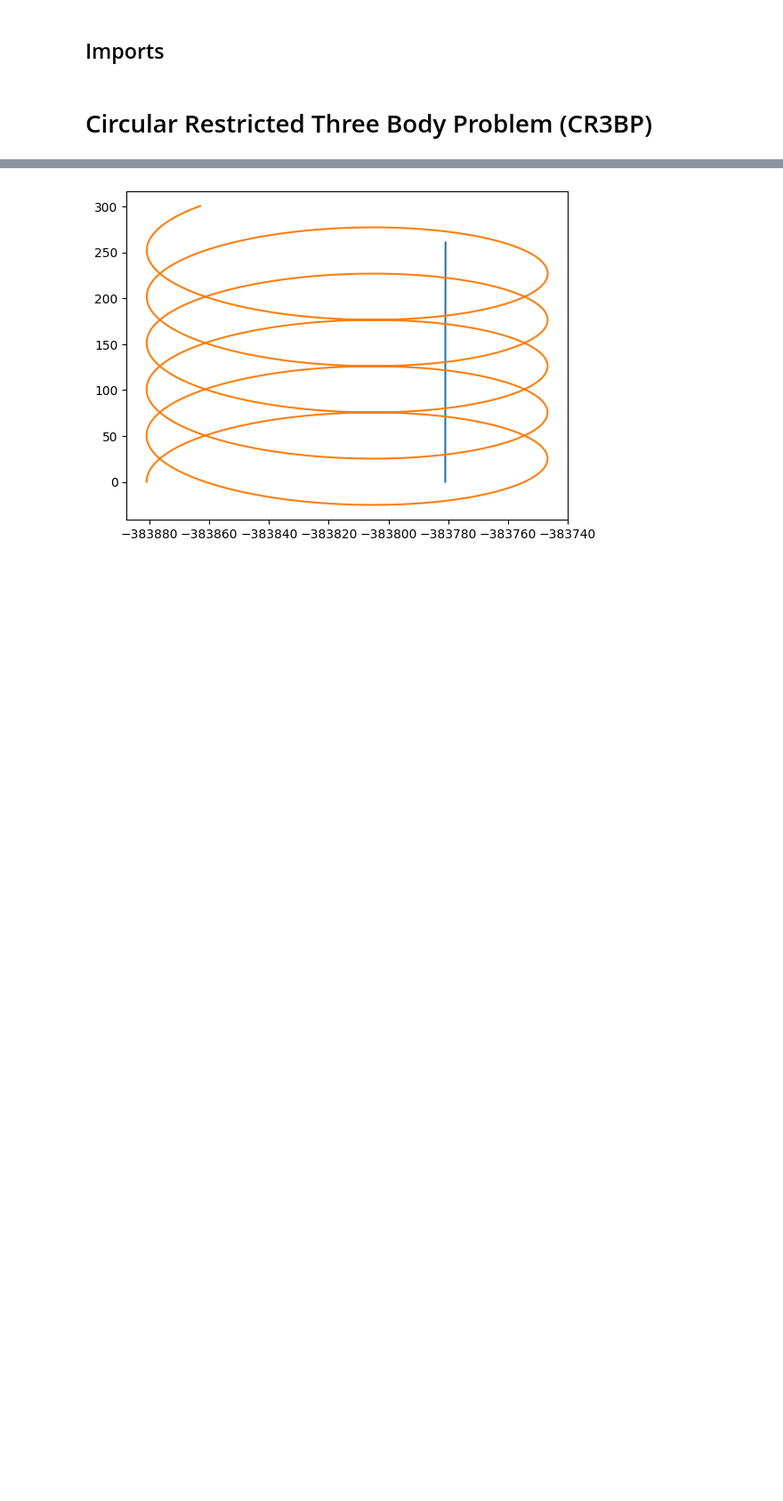
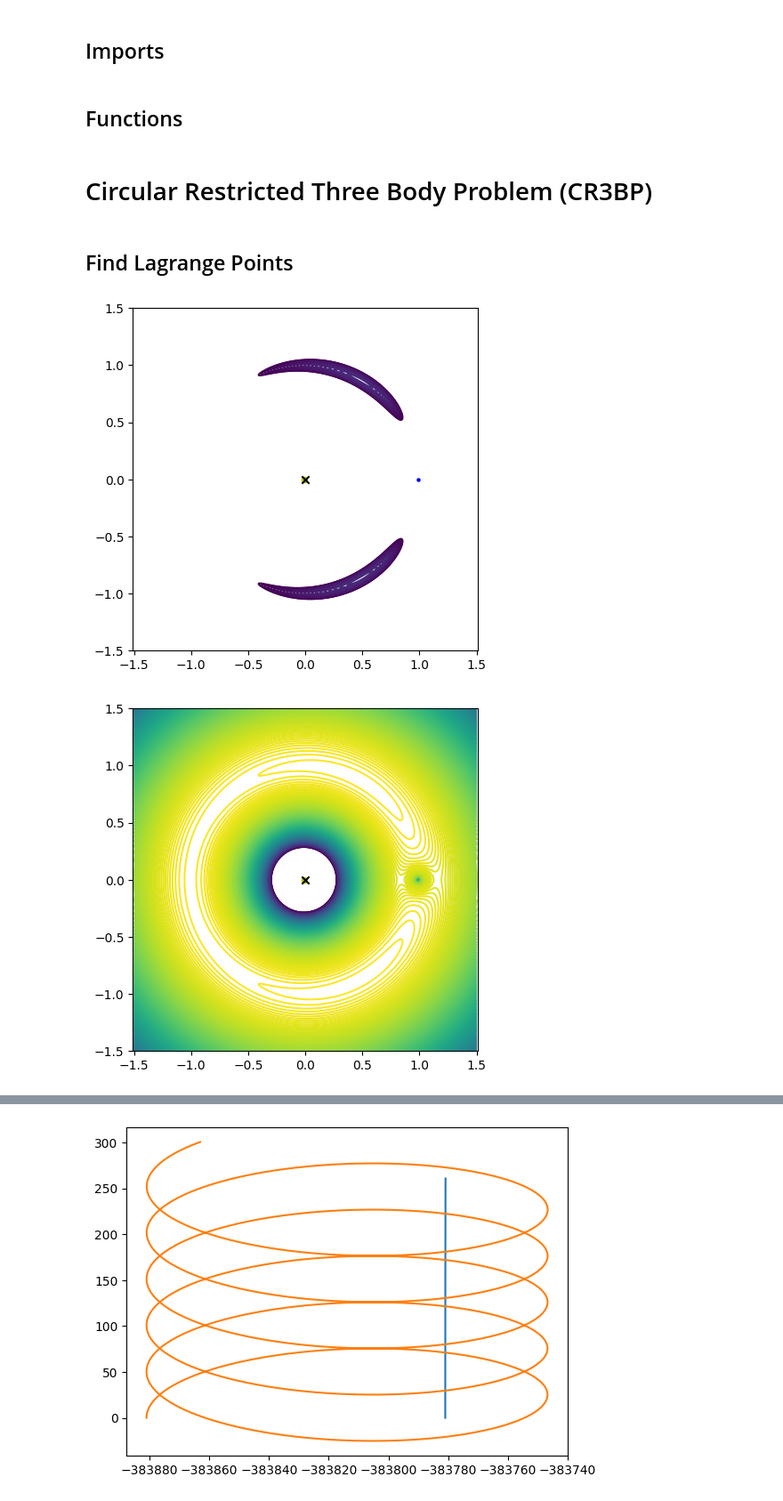
Before and after one commit to Jarrod-Brandt/Motion-Primitive-Orbit-Stitching, a Jupyter notebook: Motion Primitive Orbit Stitching.ipynb, the cells around one changed output, grey strips where cells are left out. Shown at 89% size. Saved outputs shown, nothing was run; the diff lists cells and outputs as text; code cells hidden in the pictures; blank space fills up the shorter version.

```diff
--- a/Motion Primitive Orbit Stitching.ipynb
+++ b/Motion Primitive Orbit Stitching.ipynb
@@ -109,0 +178,2 @@ from math import sqrt
+# %% [markdown]
+## Functions
@@ -113,4 +276,68 @@ from math import sqrt
 M_earth = 5.972e24
 M_moon = 7.342e22
 
-u = M_moon/(M_earth+M_moon)
+mu = M_moon/(M_earth+M_moon)
+# %% [markdown]
+## Find Lagrange Points
+# %%
+import numpy as np
+import matplotlib.pyplot as plt
+from mpl_toolkits.mplot3d import Axes3D
+from ipywidgets import interact, fixed
+
+# mu = u
+R = 1
+sun_pos = np.array([-mu*R, 0])
+earth_pos = np.array([(1-mu)*R, 0])
+
+N = 1000
+x, y = np.meshgrid(np.linspace(-1.5, 1.5, N), np.linspace(-1.5, 1.5, N))
+
+term1 = -(1-mu) / ((x + mu)**2 + y**2)**0.5
+term2 = -mu / ((x - (1-mu))**2 + y**2)**0.5
+term3 = -0.5 * (x**2 + y**2)
+
+u = term1 + term2 + term3
+
+plt.figure(figsize=(5, 5))
+levels = np.linspace(-1.5, -1.45, 200)
+plt.contour(x, y, u, levels=levels)
+plt.scatter([sun_pos[0]], [sun_pos[1]], c='y', s=20)
+plt.scatter([earth_pos[0]], [earth_pos[1]], c='b', s=5)
+plt.scatter([0], [0], c='k', marker='x')
+plt.axis('equal')
+
+plt.figure(figsize=(5, 5))
+levels = np.linspace(-3.5, -1.5, 200)
+plt.contour(x, y, u, levels=levels)
+plt.scatter([sun_pos[0]], [sun_pos[1]], c='y', s=20)
+plt.scatter([earth_pos[0]], [earth_pos[1]], c='b', s=5)
+plt.scatter([0], [0], c='k', marker='x')
+plt.axis('equal')
+
+
+u = np.where(u <= -1.62, -1.62, u)
+
+# Create 3D plot
+fig = plt.figure(figsize=(10, 8))
+ax = fig.add_subplot(111, projection='3d')
+surf = ax.plot_surface(x, y, u, cmap='viridis',  rstride=5, cstride=5, antialiased=False)
+
+
+
+# Add labels
+ax.set_xlabel('X')
+ax.set_ylabel('Y')
+ax.set_zlabel('U')
+
+
+# Add colorbar
+fig.colorbar(surf)
+
+plt.axis('equal')
+
+# Show the plot
+plt.show()
+# %% [output]
+[figure, added]
+[figure, added]
```
Also changed, not shown: parts of 11 cells of this notebook.
